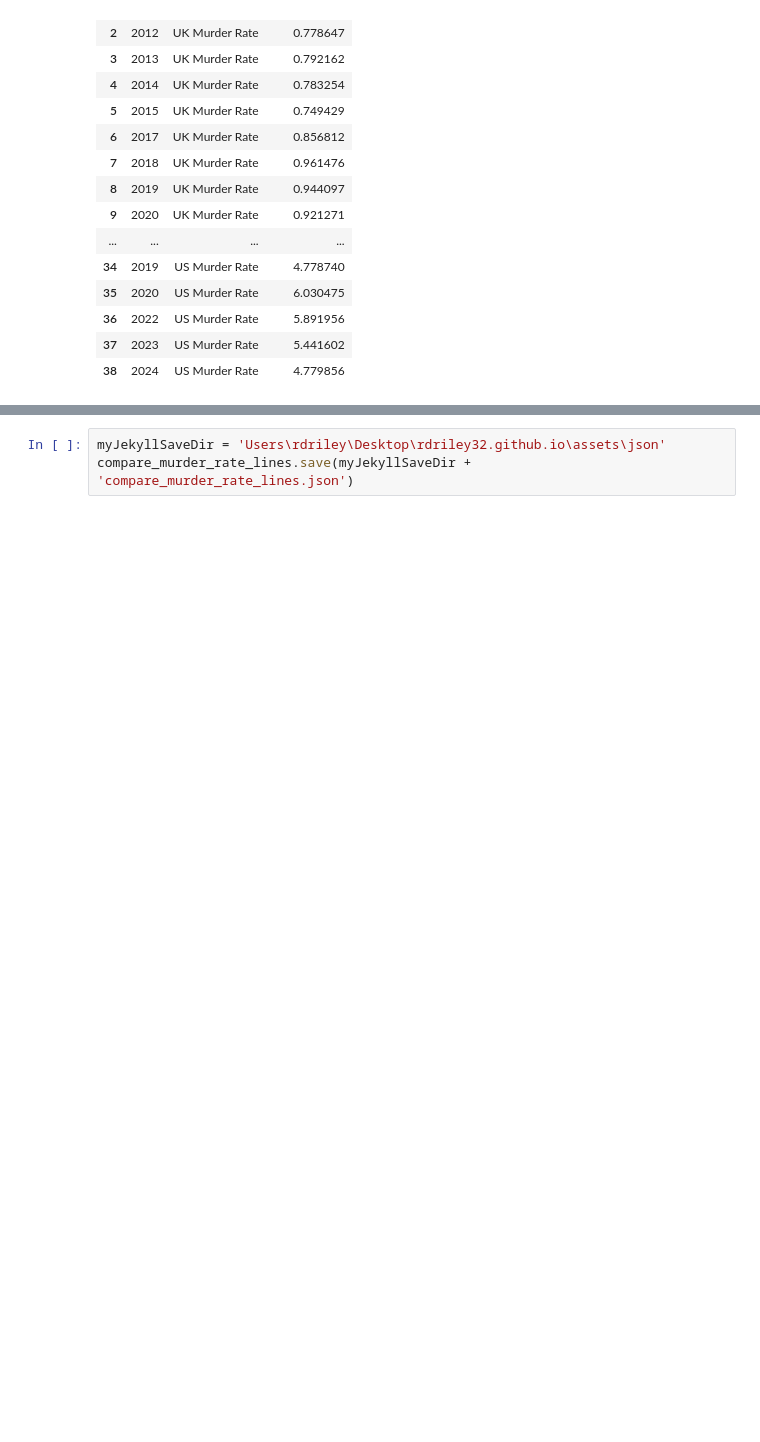
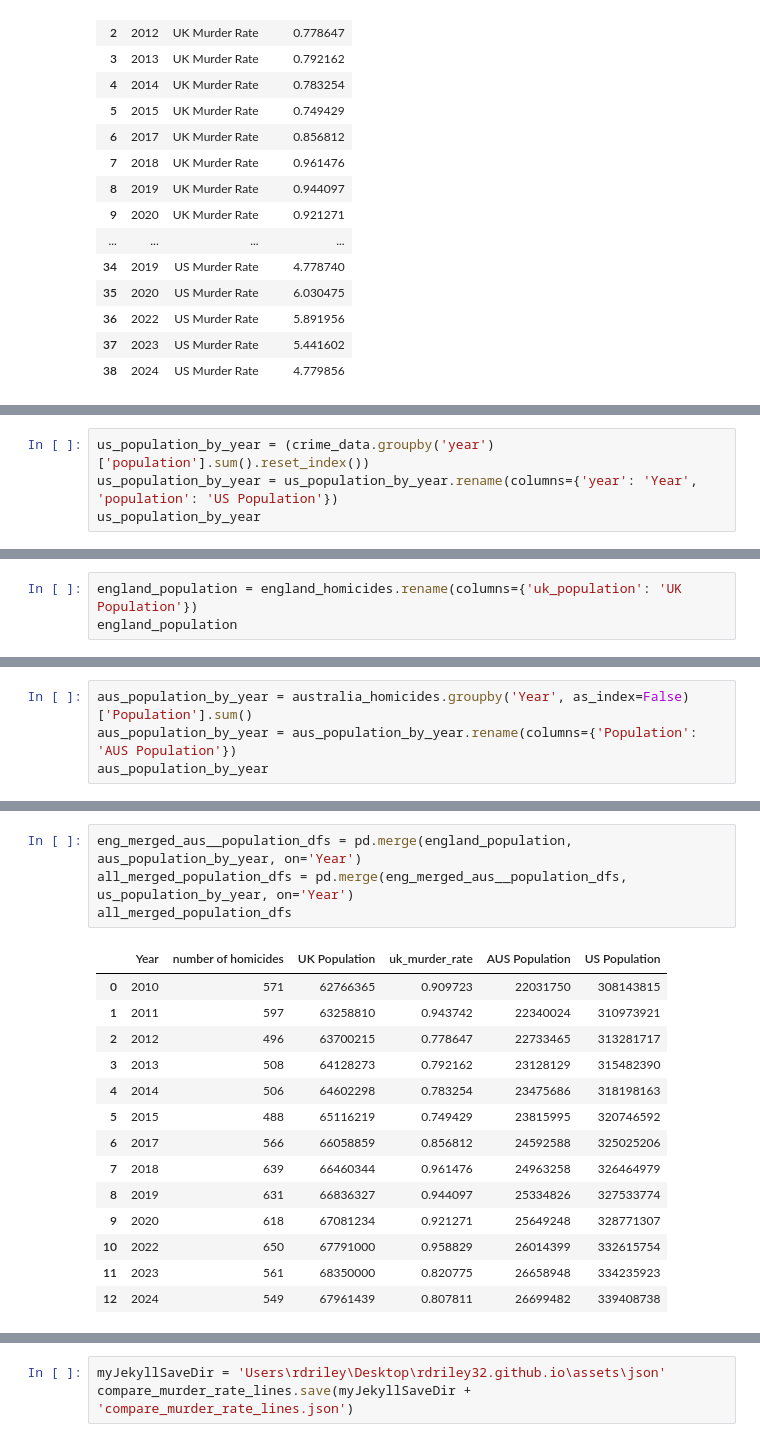
Before and after one commit to rdriley32/rdriley32.github.io, a Jupyter notebook: python_notebooks/Workbook.ipynb, the cells around one changed output, grey strips where cells are left out. Drawn from its saved outputs; the diff is of its cells as text; blank space fills up the shorter version.

```diff
--- a/python_notebooks/Workbook.ipynb
+++ b/python_notebooks/Workbook.ipynb
@@ -211,0 +209,4 @@ us_murder_rate_lines.save(myJekyllSaveDir + 'us_murder_rate_line.json')
+# %%
+us_population_by_year = (crime_data.groupby('year')['population'].sum().reset_index())
+us_population_by_year = us_population_by_year.rename(columns={'year': 'Year', 'population': 'US Population'})
+us_population_by_year
@@ -211,0 +236,3 @@ us_murder_rate_lines.save(myJekyllSaveDir + 'us_murder_rate_line.json')
+# %%
+england_population = england_homicides.rename(columns={'uk_population': 'UK Population'})
+england_population
@@ -211,0 +265,4 @@ us_murder_rate_lines.save(myJekyllSaveDir + 'us_murder_rate_line.json')
+# %%
+aus_population_by_year = australia_homicides.groupby('Year', as_index=False)['Population'].sum()
+aus_population_by_year = aus_population_by_year.rename(columns={'Population': 'AUS Population'})
+aus_population_by_year
@@ -211,0 +295,19 @@ us_murder_rate_lines.save(myJekyllSaveDir + 'us_murder_rate_line.json')
+# %%
+eng_merged_aus__population_dfs = pd.merge(england_population, aus_population_by_year, on='Year')
+all_merged_population_dfs = pd.merge(eng_merged_aus__population_dfs, us_population_by_year, on='Year')
+all_merged_population_dfs
+# %% [output]
+|  | Year | number of homicides | UK Population | uk_murder_rate | AUS Population | US Population |
+| 0 | 2010 | 571 | 62766365 | 0.909723 | 22031750 | 308143815 |
+| 1 | 2011 | 597 | 63258810 | 0.943742 | 22340024 | 310973921 |
+| 2 | 2012 | 496 | 63700215 | 0.778647 | 22733465 | 313281717 |
+| 3 | 2013 | 508 | 64128273 | 0.792162 | 23128129 | 315482390 |
+| 4 | 2014 | 506 | 64602298 | 0.783254 | 23475686 | 318198163 |
+| 5 | 2015 | 488 | 65116219 | 0.749429 | 23815995 | 320746592 |
+| 6 | 2017 | 566 | 66058859 | 0.856812 | 24592588 | 325025206 |
+| 7 | 2018 | 639 | 66460344 | 0.961476 | 24963258 | 326464979 |
+| 8 | 2019 | 631 | 66836327 | 0.944097 | 25334826 | 327533774 |
+| 9 | 2020 | 618 | 67081234 | 0.921271 | 25649248 | 328771307 |
+| 10 | 2022 | 650 | 67791000 | 0.958829 | 26014399 | 332615754 |
+| 11 | 2023 | 561 | 68350000 | 0.820775 | 26658948 | 334235923 |
+| 12 | 2024 | 549 | 67961439 | 0.807811 | 26699482 | 339408738 |
```
Also changed, not shown: parts of 13 cells of this notebook, 3 other files.
